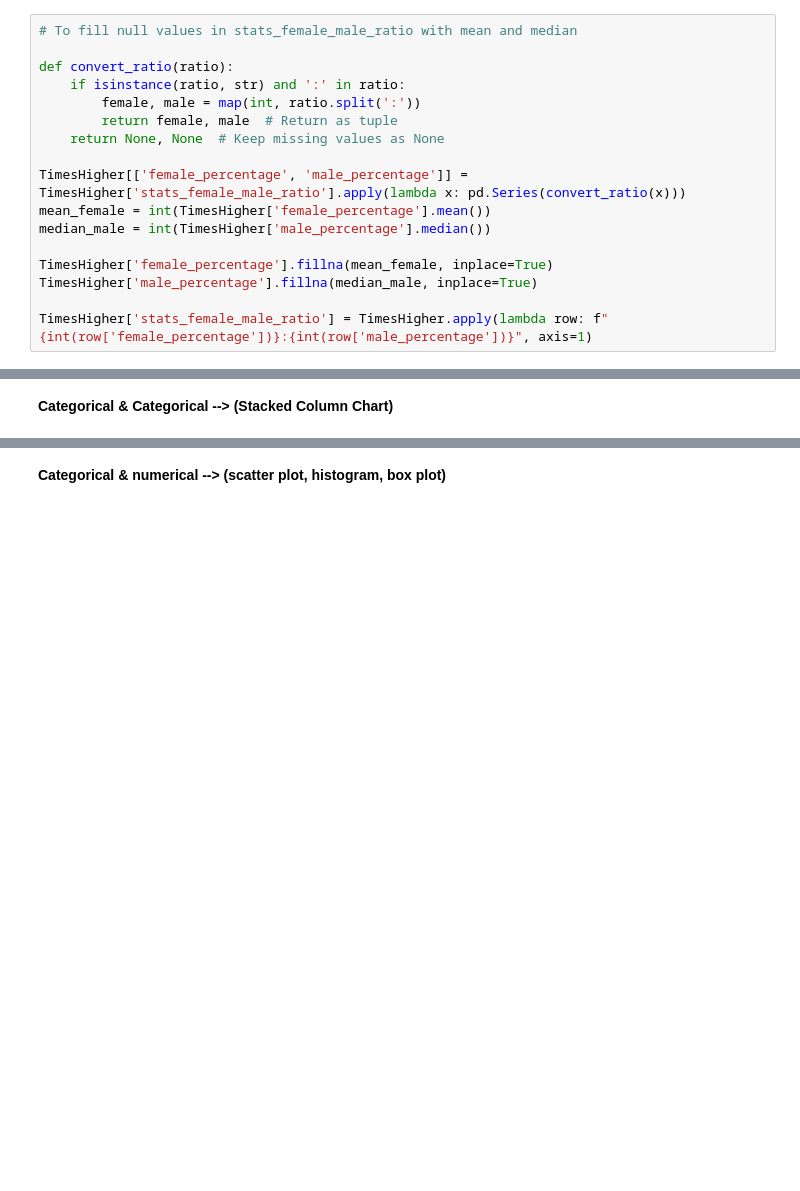
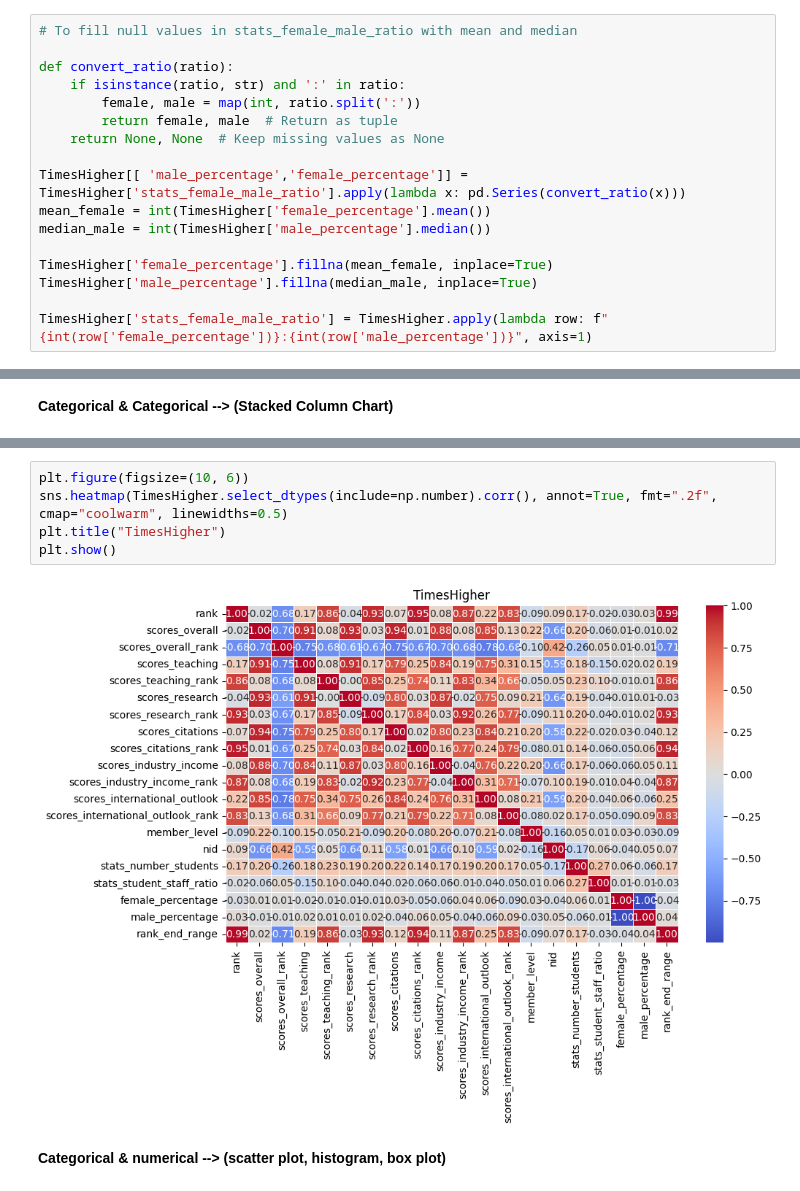
Before and after one commit to ahmadalharbi21/World-University-Ranks, a Jupyter notebook: EDA explain template.ipynb, the cells around one changed output, grey strips where cells are left out. Drawn from its saved outputs; the diff is of its cells as text; blank space fills up the shorter version.

```diff
--- a/EDA explain template.ipynb
+++ b/EDA explain template.ipynb
@@ -818,7 +818,7 @@ def convert_ratio(ratio):
         return female, male  # Return as tuple
     return None, None  # Keep missing values as None
 
-TimesHigher[['female_percentage', 'male_percentage']] = TimesHigher['stats_female_male_ratio'].apply(lambda x: pd.Series(convert_ratio(x)))
+TimesHigher[[ 'male_percentage','female_percentage']] = TimesHigher['stats_female_male_ratio'].apply(lambda x: pd.Series(convert_ratio(x)))
 mean_female = int(TimesHigher['female_percentage'].mean())
 median_male = int(TimesHigher['male_percentage'].median())
 
@@ -1840,3 +1846,10 @@ plt.show()
+# %%
+plt.figure(figsize=(10, 6))
+sns.heatmap(TimesHigher.select_dtypes(include=np.number).corr(), annot=True, fmt=".2f", cmap="coolwarm", linewidths=0.5)
+plt.title("TimesHigher")
+plt.show()
+# %% [output]
+[figure, added]
 # %% [markdown]
 **Categorical & numerical --> (scatter plot, histogram, box plot)**
 # %% [markdown]
```
Also changed, not shown: parts of 28 cells of this notebook.
